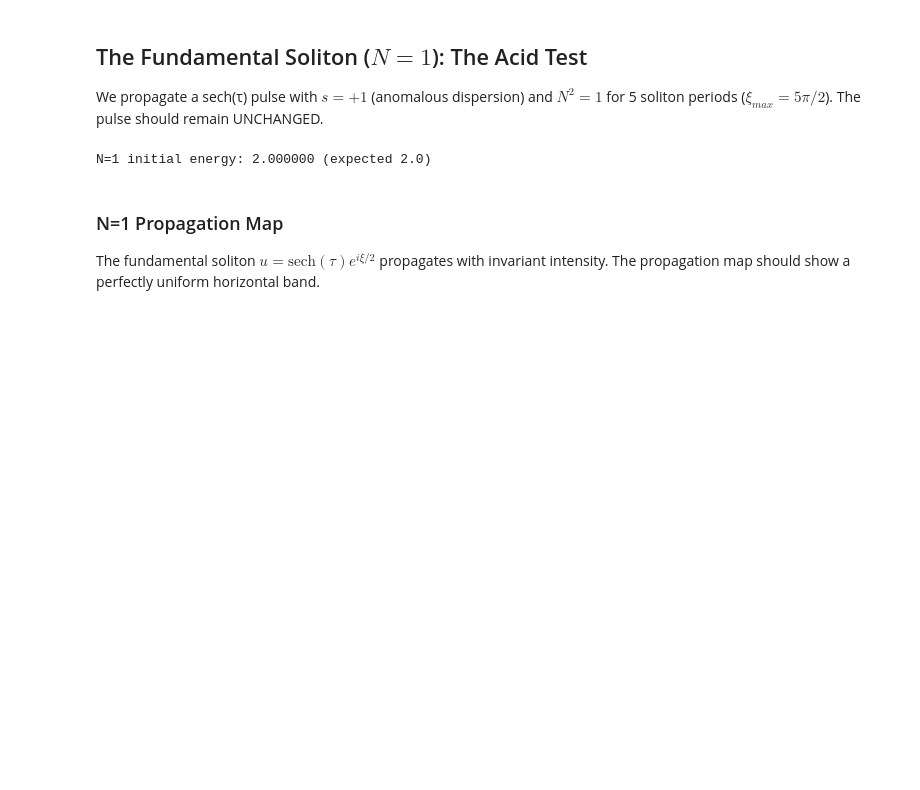
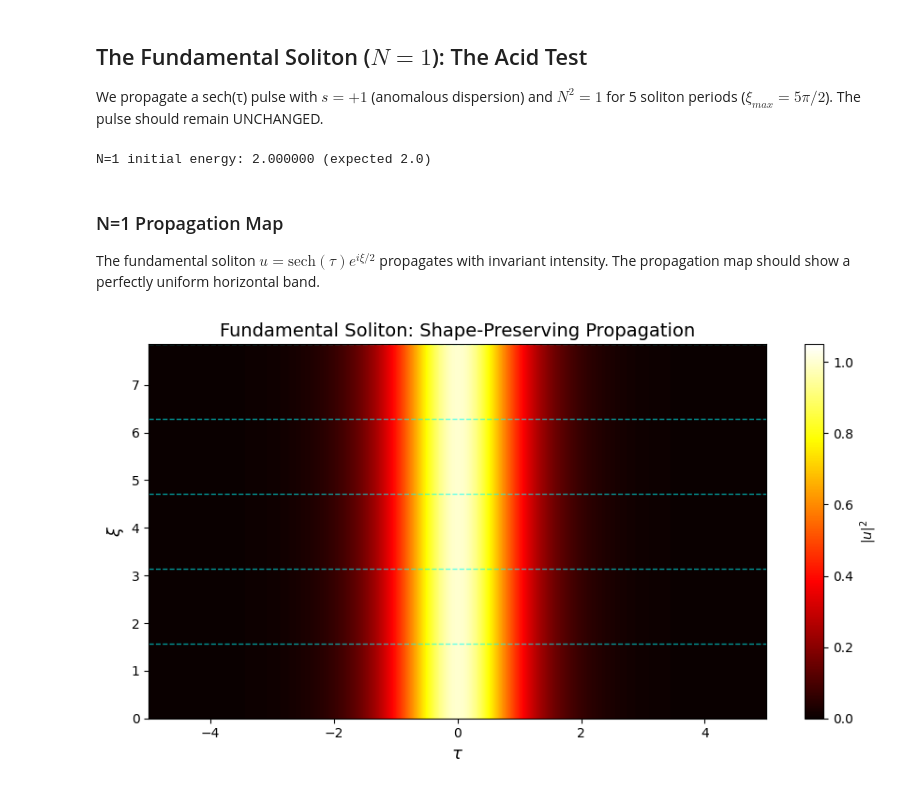
Before and after one commit to abbas-ahmad-cowlar/split-step-fourier-nlse, a Jupyter notebook: notebooks/03_solitons.ipynb, the cells around one changed output. Cells and saved outputs as stored; diff of their text form; code cells hidden in the pictures; blank space fills up the shorter version.

Commit message:
Save 03 solitons figure output

```diff
--- a/notebooks/03_solitons.ipynb
+++ b/notebooks/03_solitons.ipynb
@@ -100,3 +100,23 @@ N=1 initial energy: 2.000000 (expected 2.0)
 
 The fundamental soliton $u = \text{sech}(\tau) e^{i\xi/2}$ propagates with invariant
 intensity. The propagation map should show a perfectly uniform horizontal band.
+# %%
+fig, ax = plt.subplots(figsize=(9, 5))
+mask_N1 = (tau_N1 >= -5) & (tau_N1 <= 5)
+im = ax.imshow(
+    np.abs(u_hist_N1[:, mask_N1])**2, aspect='auto', origin='lower',
+    extent=[tau_N1[mask_N1][0], tau_N1[mask_N1][-1],
+            xi_arr_N1[0], xi_arr_N1[-1]],
+    cmap='hot', vmin=0, vmax=1.05,
+)
+for k in range(1, 6):
+    ax.axhline(k*np.pi/2, color='cyan', ls='--', lw=1, alpha=0.6)
+ax.set_xlabel(r'$\tau$', fontsize=13)
+ax.set_ylabel(r'$\xi$', fontsize=13)
+ax.set_title('Fundamental Soliton: Shape-Preserving Propagation', fontsize=14)
+fig.colorbar(im, ax=ax, label=r'$|u|^2$')
+fig.tight_layout()
+save_figure(fig, FIG_DIR / "nb03_soliton_N1_map.png")
+plt.show()
+# %% [output]
+[figure, added]
```
